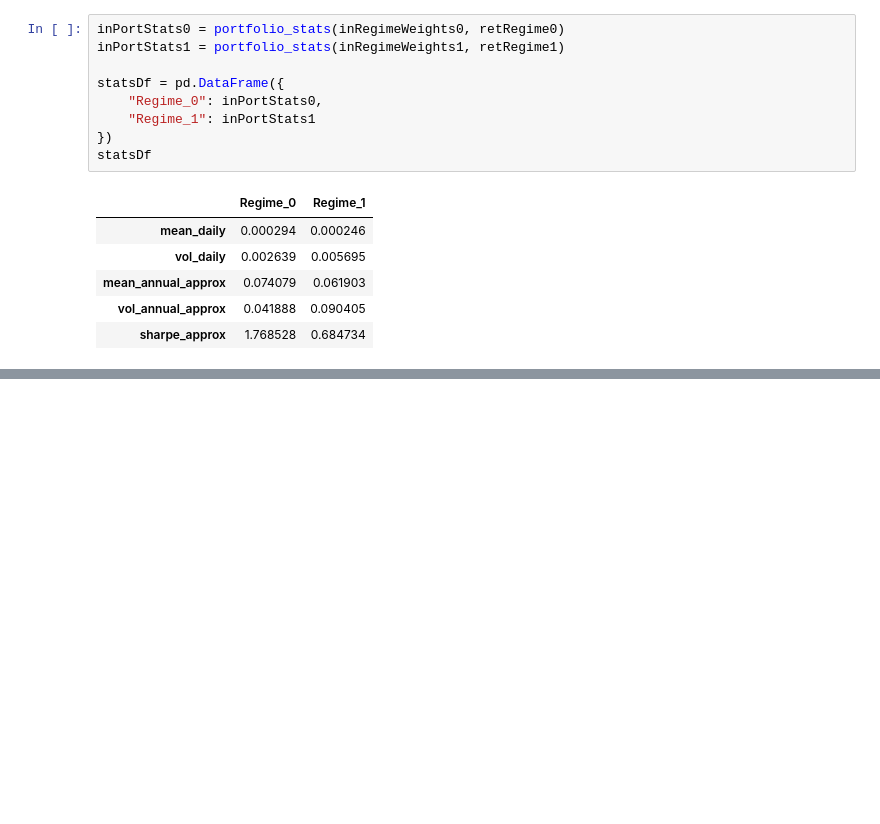
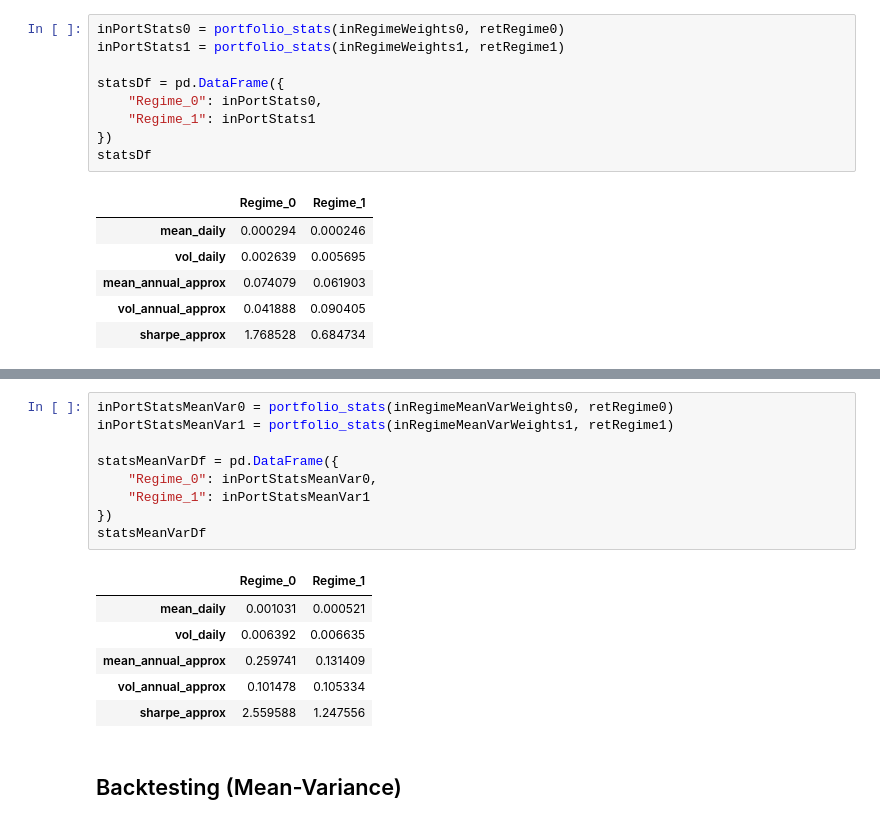
Before and after one commit to LTam2024/hmmRegimeDetect, a Jupyter notebook: regimeDetect.ipynb, the cells around one changed output, grey strips where cells are left out. Saved outputs shown, nothing was run; the diff lists cells and outputs as text; blank space fills up the shorter version.

```diff
--- a/regimeDetect.ipynb
+++ b/regimeDetect.ipynb
@@ -349,0 +375,18 @@ statsDf
+# %%
+inPortStatsMeanVar0 = portfolio_stats(inRegimeMeanVarWeights0, retRegime0)
+inPortStatsMeanVar1 = portfolio_stats(inRegimeMeanVarWeights1, retRegime1)
+
+statsMeanVarDf = pd.DataFrame({
+    "Regime_0": inPortStatsMeanVar0,
+    "Regime_1": inPortStatsMeanVar1
+})
+statsMeanVarDf
+# %% [output]
+|  | Regime_0 | Regime_1 |
+| mean_daily | 0.001031 | 0.000521 |
+| vol_daily | 0.006392 | 0.006635 |
+| mean_annual_approx | 0.259741 | 0.131409 |
+| vol_annual_approx | 0.101478 | 0.105334 |
+| sharpe_approx | 2.559588 | 1.247556 |
+# %% [markdown]
+## Backtesting (Mean-Variance)
```
Also changed, not shown: parts of 3 cells of this notebook, 1 other file.
